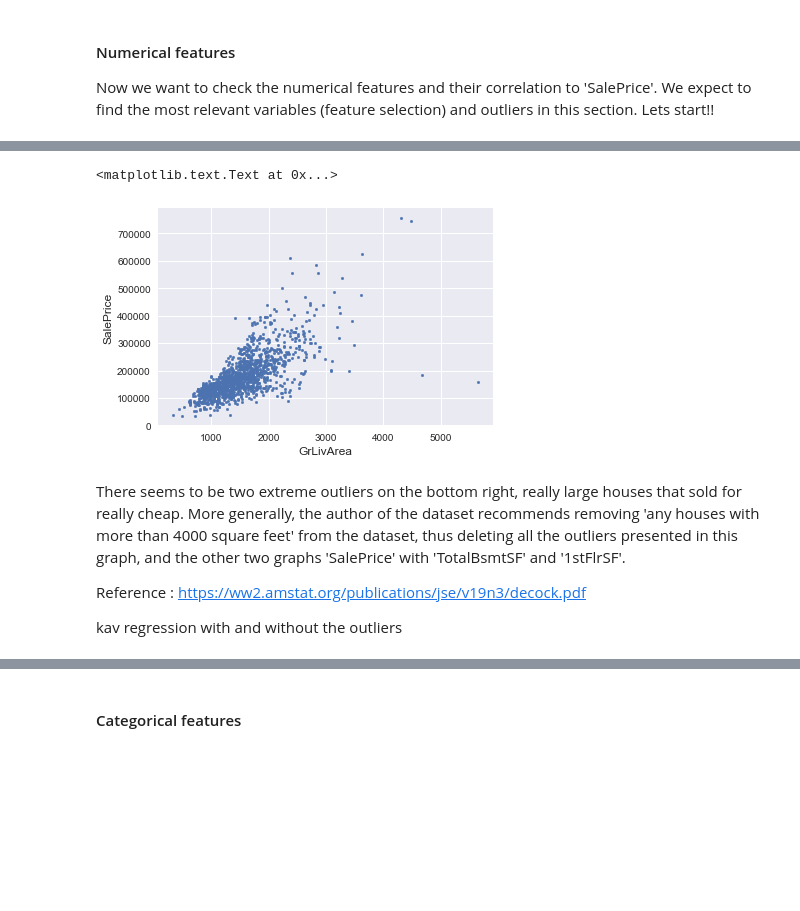
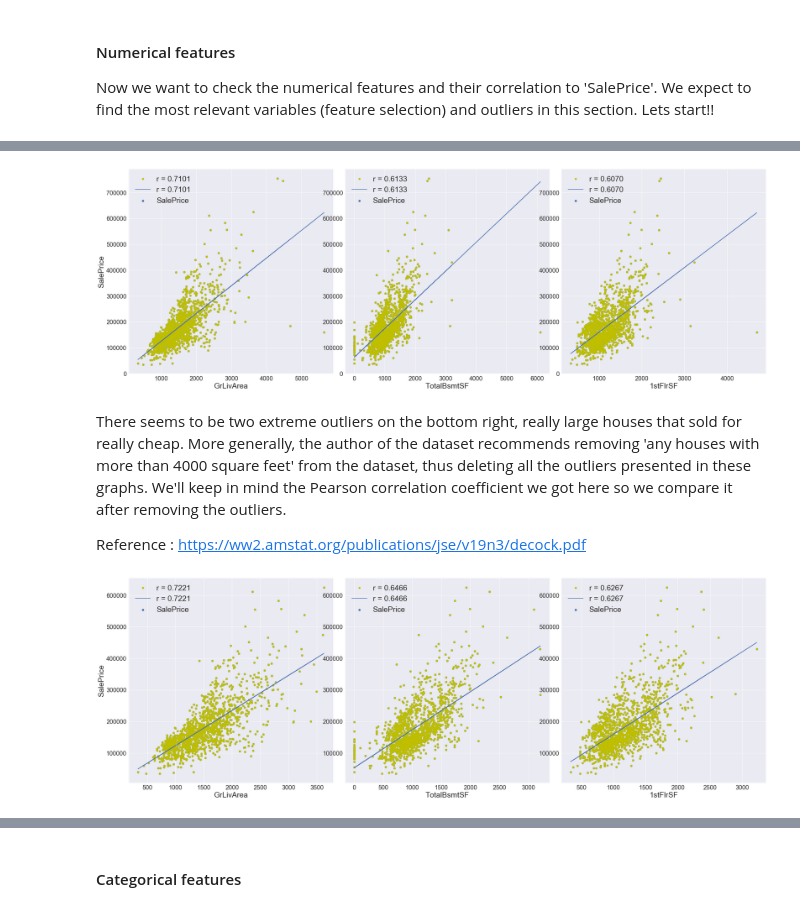
Before and after one commit to HaiaK/Housing, a Jupyter notebook: OZwhatTOcallIT.ipynb, the cells around one changed output, grey strips where cells are left out. Drawn from its saved outputs; the diff is of its cells as text; code cells hidden in the pictures; blank space fills up the shorter version.

```diff
--- a/OZwhatTOcallIT.ipynb
+++ b/OZwhatTOcallIT.ipynb
@@ -282,16 +288,36 @@ We will start from the 'GrLiveArea' and 'SalePrice' graph, notice the linear rel
-# %%
-#zoom in
-plt.scatter(train['GrLivArea'], train['SalePrice'], s=7)
-plt.xlabel('GrLivArea', fontsize=12)
-plt.ylabel('SalePrice', fontsize=12)
-# %% [output]
-<matplotlib.text.Text at 0x...>
-[figure, removed]
+# %%
+#a function that return the correlation between 'TotalBsmtSF', '1stFlrSf' and 'GrLiveArea' vs. 'SalePrice'
+def graphs():
+    fig,ax = plt.subplots(ncols=3, nrows=1, figsize=(30,10))
+    fig.tight_layout()
+    names = ['GrLivArea', 'TotalBsmtSF', '1stFlrSF']
+    a=25
+
+    for i in range(0, 3):
+        x = train[names[i]]
+        y = train['SalePrice']
+        plt.subplot(1, 3, i+1)
+
+        fit = np.polyfit(x,y,1)
+        fit_fn = np.poly1d(fit) #a function which takes in x and returns an estimate for y
+        pearCo = np.corrcoef(x,y)[1,0]
+
+        plt.scatter(x, y, s=50)
+        plt.xlabel(names[i], fontsize=a)
+        plt.plot(x, y, 'yo', x, fit_fn(x), label="r = %.4f"%(pearCo))
+        plt.xticks(fontsize=a-5)
+        plt.yticks(fontsize=a-5)
+        plt.legend(loc=2, fontsize=a)
+        if i%3==0:
+            plt.ylabel('SalePrice', fontsize=a)
+# %%
+#zoom in to the three graphs
+graphs()
+# %% [output]
+[figure, added]
 # %% [markdown]
-There seems to be two extreme outliers on the bottom right, really large houses that sold for really cheap. More generally, the author of the dataset recommends removing 'any houses with more than 4000 square feet' from the dataset, thus deleting all the outliers presented in this graph, and the other two graphs 'SalePrice' with 'TotalBsmtSF' and '1stFlrSF'.
+There seems to be two extreme outliers on the bottom right, really large houses that sold for really cheap. More generally, the author of the dataset recommends removing 'any houses with more than 4000 square feet' from the dataset, thus deleting all the outliers presented in these graphs. We'll keep in mind the Pearson correlation coefficient we got here so we compare it after removing the outliers.
 
 Reference : https://ww2.amstat.org/publications/jse/v19n3/decock.pdf
-
-kav regression with and without the outliers
 # %%
 train = train[train.GrLivArea < 4000]
@@ -299,0 +324,5 @@ train = train[train.GrLivArea < 4000]
+# %%
+#the three graphs after removing houses bigger than 4000 square feet
+graphs()
+# %% [output]
+[figure, added]
```
Also changed, not shown: parts of 30 cells of this notebook.
